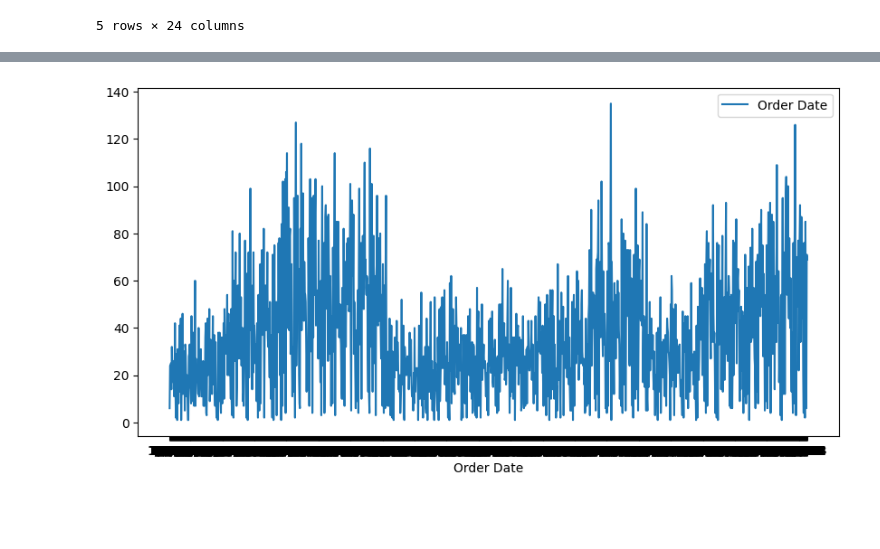
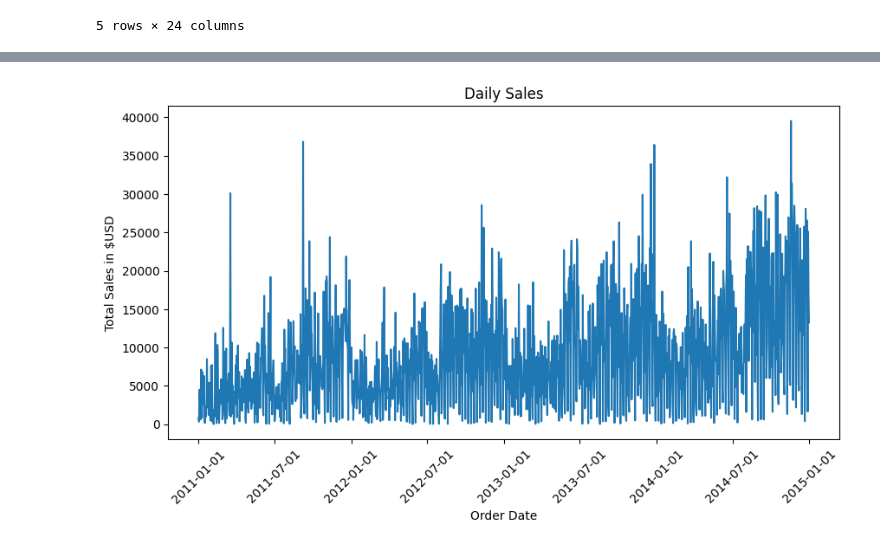
Before and after one commit to joshuajnoble/method-data-viz, a Jupyter notebook: super_store_edav.ipynb, the cells around one changed output, grey strips where cells are left out. Saved outputs shown, nothing was run; the diff lists cells and outputs as text; code cells hidden in the pictures; blank space fills up the shorter version.

```diff
--- a/super_store_edav.ipynb
+++ b/super_store_edav.ipynb
@@ -16,4 +16,7 @@ superstore.head()
 | 4 | 47221 | SG-2013-4320 | 2013-11-05 | 11/6/13 | Same Day | RH-9495 | Rick Hansen | Consumer | Dakar | ... |
 5 rows × 24 columns
 # %%
-superstore.groupby('Order Date').size()
+daily_sales = (
+    superstore.groupby("Order Date", as_index=False).agg(Sales=("Sales", "sum"))
+)
+daily_sales["Order Date"] = pd.to_datetime(daily_sales["Order Date"])
@@ -34,10 +39,20 @@ Length: 1430, dtype: int64
 # %%
-fig, ax = plt.subplots(figsize=(10, 5))
-sns.lineplot(data=pd.DataFrame({"Order Date":superstore.groupby('Order Date').size()}), ax=ax)
-# Rotate x-axis labels
-ax.set_xticklabels(ax.get_xticklabels(), rotation=45, ha='right') # ha='right' aligns labels correctly
+import matplotlib.dates as mdates
 
+fig = plt.subplots(figsize=(10, 5))
+ax = sns.lineplot(data=daily_sales, x="Order Date", y='Sales')
+
+ax.xaxis.set_major_locator(mdates.AutoDateLocator(minticks=5, maxticks=10))
+ax.xaxis.set_major_formatter(mdates.DateFormatter("%Y-%m-%d"))
+
+# TODO: improve styling
+
+ax.set_title('Daily Sales')
+ax.set_ylabel('Total Sales in $USD')
+
+# Optional: Rotate labels for better readability if needed
+plt.xticks(rotation=45)
 
 plt.show()
 # %% [output]
-[figure, old version]
+[figure, new version]
```
Also changed, not shown: parts of 4 cells of this notebook, 11 other files.
